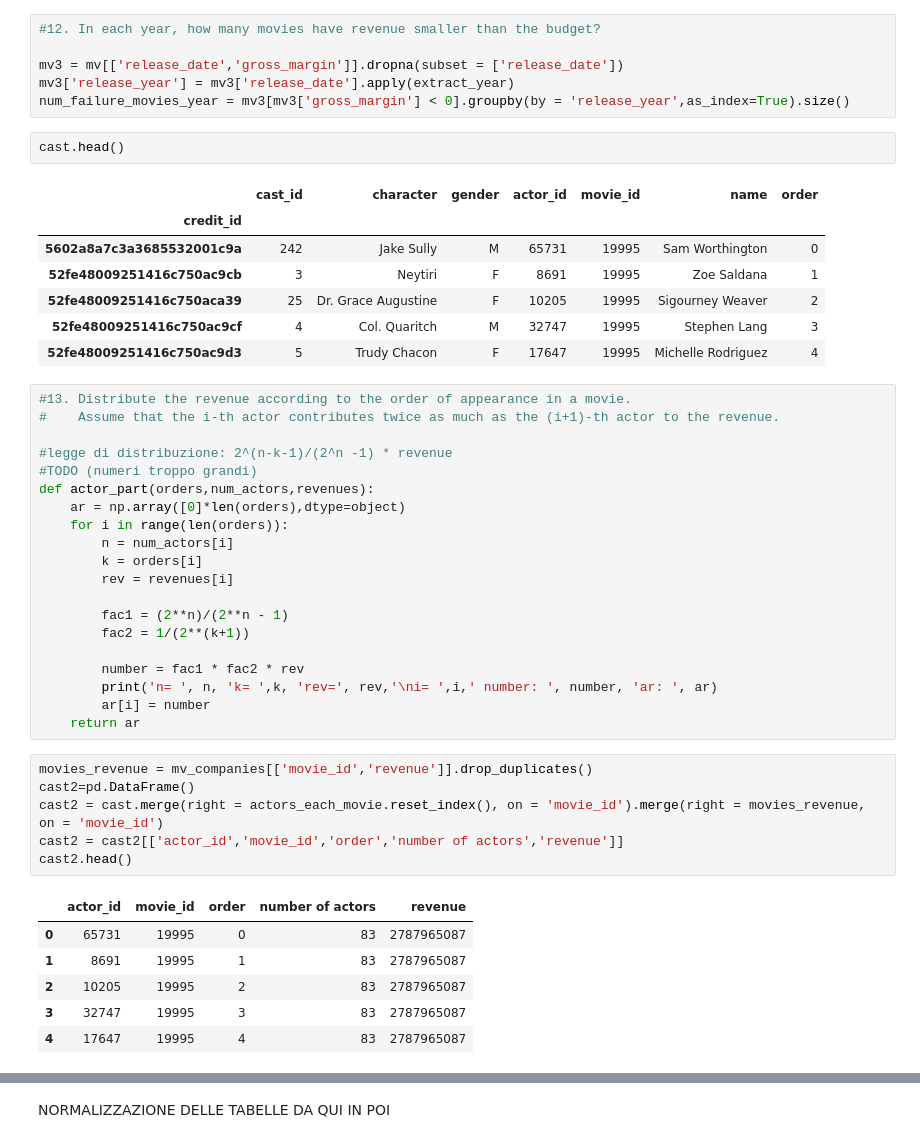
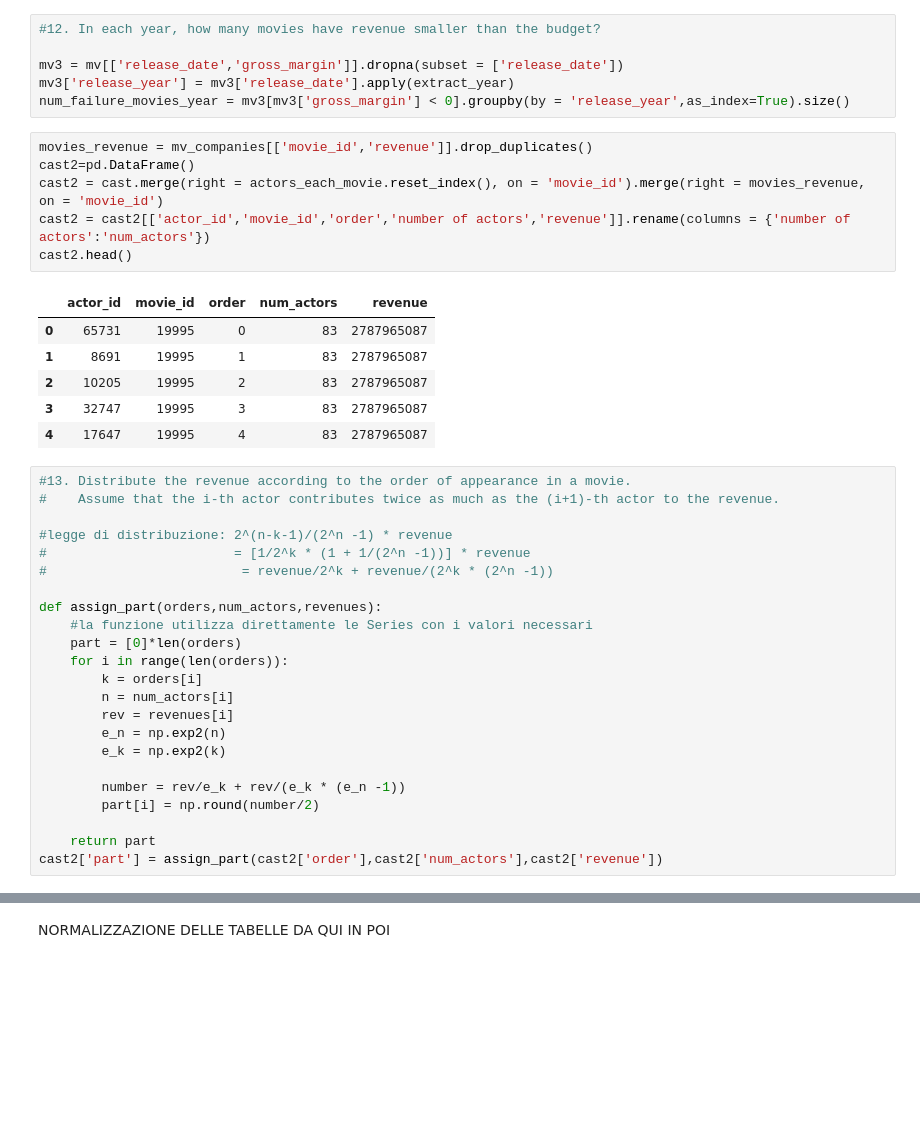
Before and after one commit to IlMistico/Progetto_Python_CS, a Jupyter notebook: Paolo_progetto_CS.ipynb, the cells around one changed output, grey strips where cells are left out. Cells and saved outputs as stored; diff of their text form; blank space fills up the shorter version.

```diff
--- a/Paolo_progetto_CS.ipynb
+++ b/Paolo_progetto_CS.ipynb
@@ -150,46 +152,39 @@ max_revenue_per_company_per_decade['most_solvable_company'] = max_revenue_per_co
 mv3 = mv[['release_date','gross_margin']].dropna(subset = ['release_date'])
 mv3['release_year'] = mv3['release_date'].apply(extract_year)
 num_failure_movies_year = mv3[mv3['gross_margin'] < 0].groupby(by = 'release_year',as_index=True).size()
-# %%
-cast.head()
-# %% [output]
-|  | cast_id | character | gender | actor_id | movie_id | name | order |
-| credit_id |  |  |  |  |  |  |  |
-| 5602a8a7c3a3685532001c9a | 242 | Jake Sully | M | 65731 | 19995 | Sam Worthington | 0 |
-| 52fe48009251416c750ac9cb | 3 | Neytiri | F | 8691 | 19995 | Zoe Saldana | 1 |
-| 52fe48009251416c750aca39 | 25 | Dr. Grace Augustine | F | 10205 | 19995 | Sigourney Weaver | 2 |
-| 52fe48009251416c750ac9cf | 4 | Col. Quaritch | M | 32747 | 19995 | Stephen Lang | 3 |
-| 52fe48009251416c750ac9d3 | 5 | Trudy Chacon | F | 17647 | 19995 | Michelle Rodriguez | 4 |
+# %%
+movies_revenue = mv_companies[['movie_id','revenue']].drop_duplicates()
+cast2=pd.DataFrame()
+cast2 = cast.merge(right = actors_each_movie.reset_index(), on = 'movie_id').merge(right = movies_revenue, on = 'movie_id')
+cast2 = cast2[['actor_id','movie_id','order','number of actors','revenue']].rename(columns = {'number of actors':'num_actors'})
+cast2.head()
+# %% [output]
+|  | actor_id | movie_id | order | num_actors | revenue |
+| 0 | 65731 | 19995 | 0 | 83 | 2787965087 |
+| 1 | 8691 | 19995 | 1 | 83 | 2787965087 |
+| 2 | 10205 | 19995 | 2 | 83 | 2787965087 |
+| 3 | 32747 | 19995 | 3 | 83 | 2787965087 |
+| 4 | 17647 | 19995 | 4 | 83 | 2787965087 |
 # %%
 #13. Distribute the revenue according to the order of appearance in a movie.
 #    Assume that the i-th actor contributes twice as much as the (i+1)-th actor to the revenue.
 
 #legge di distribuzione: 2^(n-k-1)/(2^n -1) * revenue
-#TODO (numeri troppo grandi)
-def actor_part(orders,num_actors,revenues):
-    ar = np.array([0]*len(orders),dtype=object)
+#                        = [1/2^k * (1 + 1/(2^n -1))] * revenue
+#                         = revenue/2^k + revenue/(2^k * (2^n -1))
+
+def assign_part(orders,num_actors,revenues):
+    #la funzione utilizza direttamente le Series con i valori necessari
+    part = [0]*len(orders)
     for i in range(len(orders)):
+        k = orders[i]
         n = num_actors[i]
-        k = orders[i]
         rev = revenues[i]
+        e_n = np.exp2(n)
+        e_k = np.exp2(k)
 
-        fac1 = (2**n)/(2**n - 1)
-        fac2 = 1/(2**(k+1))
+        number = rev/e_k + rev/(e_k * (e_n -1))
+        part[i] = np.round(number/2)
 
-        number = fac1 * fac2 * rev
-        print('n= ', n, 'k= ',k, 'rev=', rev,'\ni= ',i,' number: ', number, 'ar: ', ar)
-        ar[i] = number
-    return ar
+    return part
+cast2['part'] = assign_part(cast2['order'],cast2['num_actors'],cast2['revenue'])
-# %%
-movies_revenue = mv_companies[['movie_id','revenue']].drop_duplicates()
-cast2=pd.DataFrame()
-cast2 = cast.merge(right = actors_each_movie.reset_index(), on = 'movie_id').merge(right = movies_revenue, on = 'movie_id')
-cast2 = cast2[['actor_id','movie_id','order','number of actors','revenue']]
-cast2.head()
-# %% [output]
-|  | actor_id | movie_id | order | number of actors | revenue |
-| 0 | 65731 | 19995 | 0 | 83 | 2787965087 |
-| 1 | 8691 | 19995 | 1 | 83 | 2787965087 |
-| 2 | 10205 | 19995 | 2 | 83 | 2787965087 |
-| 3 | 32747 | 19995 | 3 | 83 | 2787965087 |
-| 4 | 17647 | 19995 | 4 | 83 | 2787965087 |
```
Also changed, not shown: parts of 7 cells of this notebook.
